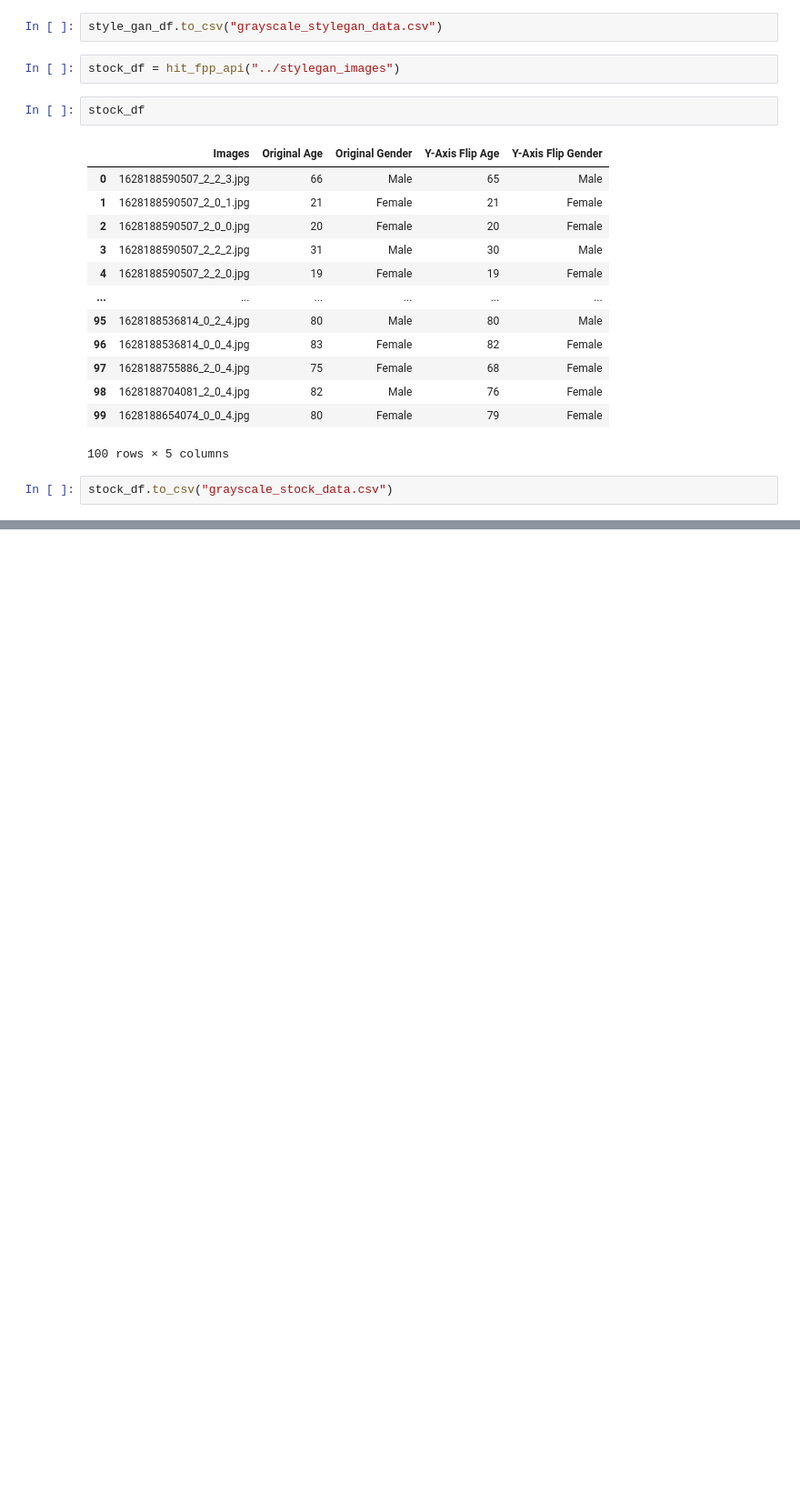
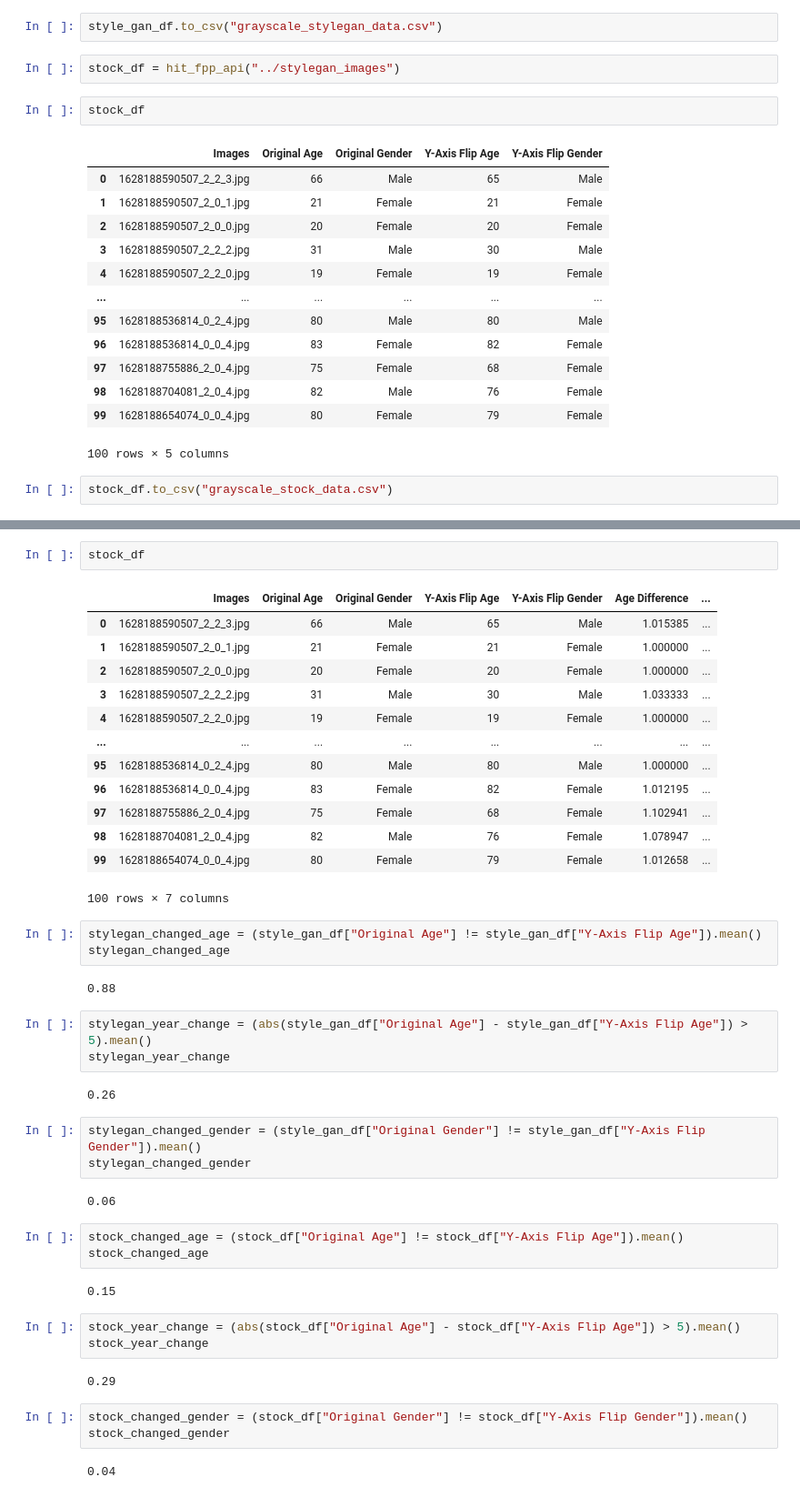
Before and after one commit to levikap/Face_PP_Audit, a Jupyter notebook: greyscale/face++_greyscale_audit.ipynb, the cells around one changed output, grey strips where cells are left out. Shown at 91% size. Drawn from its saved outputs; the diff is of its cells as text; blank space fills up the shorter version.

```diff
--- a/greyscale/face++_greyscale_audit.ipynb
+++ b/greyscale/face++_greyscale_audit.ipynb
@@ -139,0 +139,46 @@ for stock_image in os.listdir("stock_images"):
+# %%
+stock_df
+# %% [output]
+|  | Images | Original Age | Original Gender | Y-Axis Flip Age | Y-Axis Flip Gender | Age Difference | ... |
+| 0 | 1628188590507_2_2_3.jpg | 66 | Male | 65 | Male | 1.015385 | ... |
+| 1 | 1628188590507_2_0_1.jpg | 21 | Female | 21 | Female | 1.000000 | ... |
+| 2 | 1628188590507_2_0_0.jpg | 20 | Female | 20 | Female | 1.000000 | ... |
+| 3 | 1628188590507_2_2_2.jpg | 31 | Male | 30 | Male | 1.033333 | ... |
+| 4 | 1628188590507_2_2_0.jpg | 19 | Female | 19 | Female | 1.000000 | ... |
+| ... | ... | ... | ... | ... | ... | ... | ... |
+| 95 | 1628188536814_0_2_4.jpg | 80 | Male | 80 | Male | 1.000000 | ... |
+| 96 | 1628188536814_0_0_4.jpg | 83 | Female | 82 | Female | 1.012195 | ... |
+| 97 | 1628188755886_2_0_4.jpg | 75 | Female | 68 | Female | 1.102941 | ... |
+| 98 | 1628188704081_2_0_4.jpg | 82 | Male | 76 | Female | 1.078947 | ... |
+| 99 | 1628188654074_0_0_4.jpg | 80 | Female | 79 | Female | 1.012658 | ... |
+100 rows × 7 columns
+# %%
+stylegan_changed_age = (style_gan_df["Original Age"] != style_gan_df["Y-Axis Flip Age"]).mean()
+stylegan_changed_age
+# %% [output]
+0.88
+# %%
+stylegan_year_change = (abs(style_gan_df["Original Age"] - style_gan_df["Y-Axis Flip Age"]) > 5).mean()
+stylegan_year_change
+# %% [output]
+0.26
+# %%
+stylegan_changed_gender = (style_gan_df["Original Gender"] != style_gan_df["Y-Axis Flip Gender"]).mean()
+stylegan_changed_gender
+# %% [output]
+0.06
+# %%
+stock_changed_age = (stock_df["Original Age"] != stock_df["Y-Axis Flip Age"]).mean()
+stock_changed_age
+# %% [output]
+0.15
+# %%
+stock_year_change = (abs(stock_df["Original Age"] - stock_df["Y-Axis Flip Age"]) > 5).mean()
+stock_year_change
+# %% [output]
+0.29
+# %%
+stock_changed_gender = (stock_df["Original Gender"] != stock_df["Y-Axis Flip Gender"]).mean()
+stock_changed_gender
+# %% [output]
+0.04
```
Also changed, not shown: parts of 26 cells of this notebook, 3 other files.
